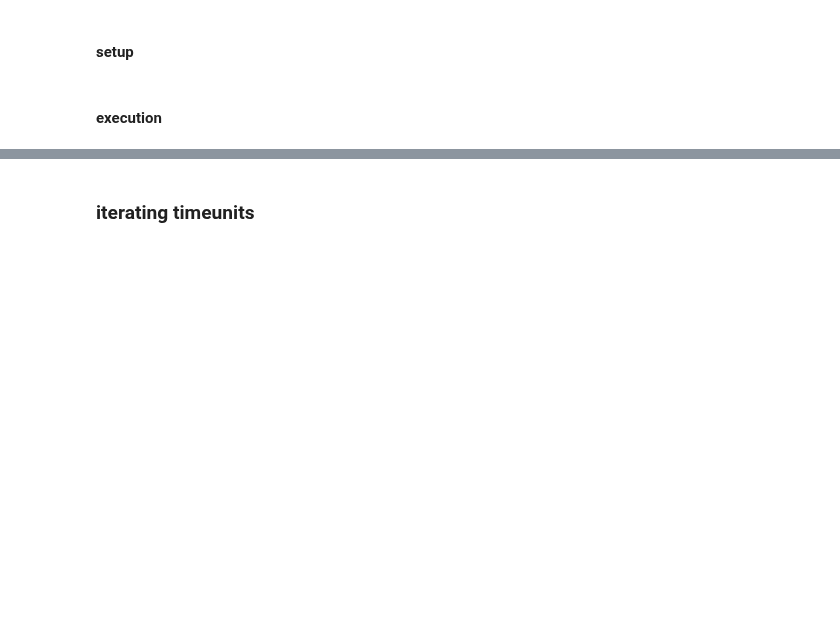
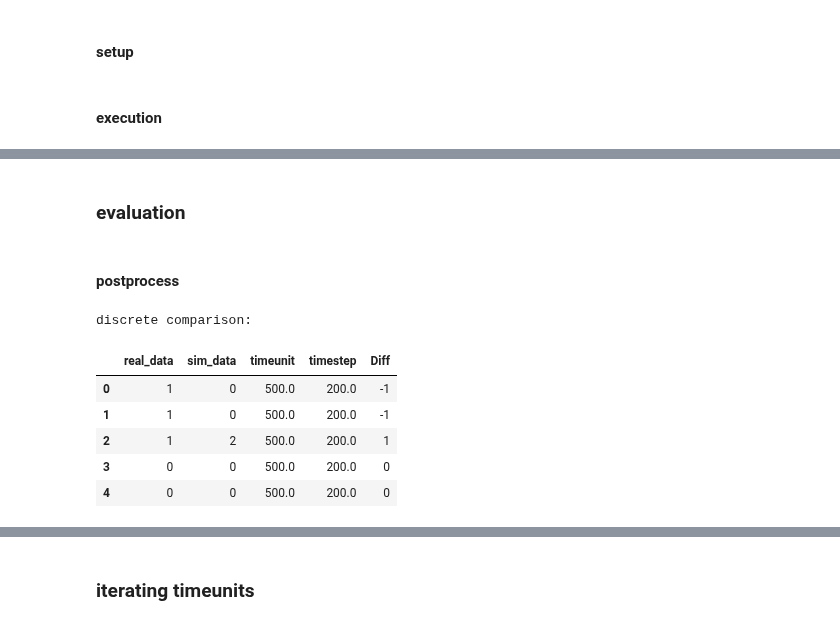
Before and after one commit to tjbergst/data-parsing, a Jupyter notebook: occupancy-prediction.ipynb, the cells around one changed output, grey strips where cells are left out. Cells and saved outputs as stored; diff of their text form; code cells hidden in the pictures; blank space fills up the shorter version.

```diff
--- a/occupancy-prediction.ipynb
+++ b/occupancy-prediction.ipynb
@@ -561,0 +563,34 @@ mean difference by timestep:
+# %% [markdown]
+### evaluation
+# %% [markdown]
+#### postprocess
+# %%
+full_comp_df = (
+    pd
+    .concat([df for df in full_comp_dict.values()])
+    .drop('Diff', axis=1)
+    .eval('Diff = sim_data - real_data')
+    [['real_data', 'sim_data', 'timeunit', 'timestep', 'Diff']]
+)
+print('discrete comparison:')
+display(full_comp_df.head())
+
+stats_df = (
+    pd
+    .concat([df for df in stats_dict.values()])
+    .drop(['Diff','pct_diff'], axis=1)
+    .eval('Diff = sim_data - real_data')
+    .eval('real_data = real_data * timestep / timeunit')
+    .eval('sim_data = sim_data * timestep / timeunit')
+    .eval('pct_diff = sim_data - real_data')
+)
+#print('normalized comparison:')
+#display(stats_df.head())
+# %% [output]
+discrete comparison:
+|  | real_data | sim_data | timeunit | timestep | Diff |
+| 0 | 1 | 0 | 500.0 | 200.0 | -1 |
+| 1 | 1 | 0 | 500.0 | 200.0 | -1 |
+| 2 | 1 | 2 | 500.0 | 200.0 | 1 |
+| 3 | 0 | 0 | 500.0 | 200.0 | 0 |
+| 4 | 0 | 0 | 500.0 | 200.0 | 0 |
```
Also changed, not shown: parts of 10 cells of this notebook.
